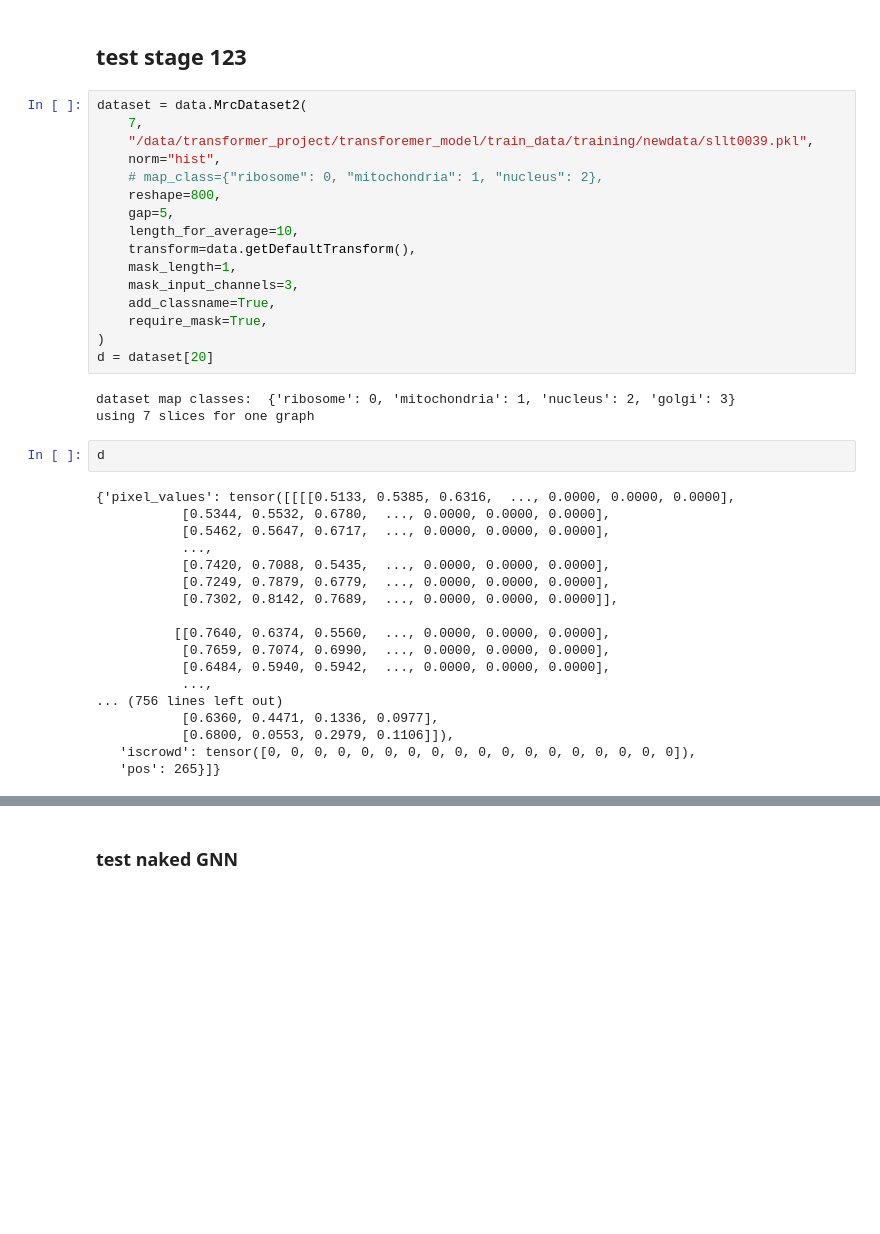
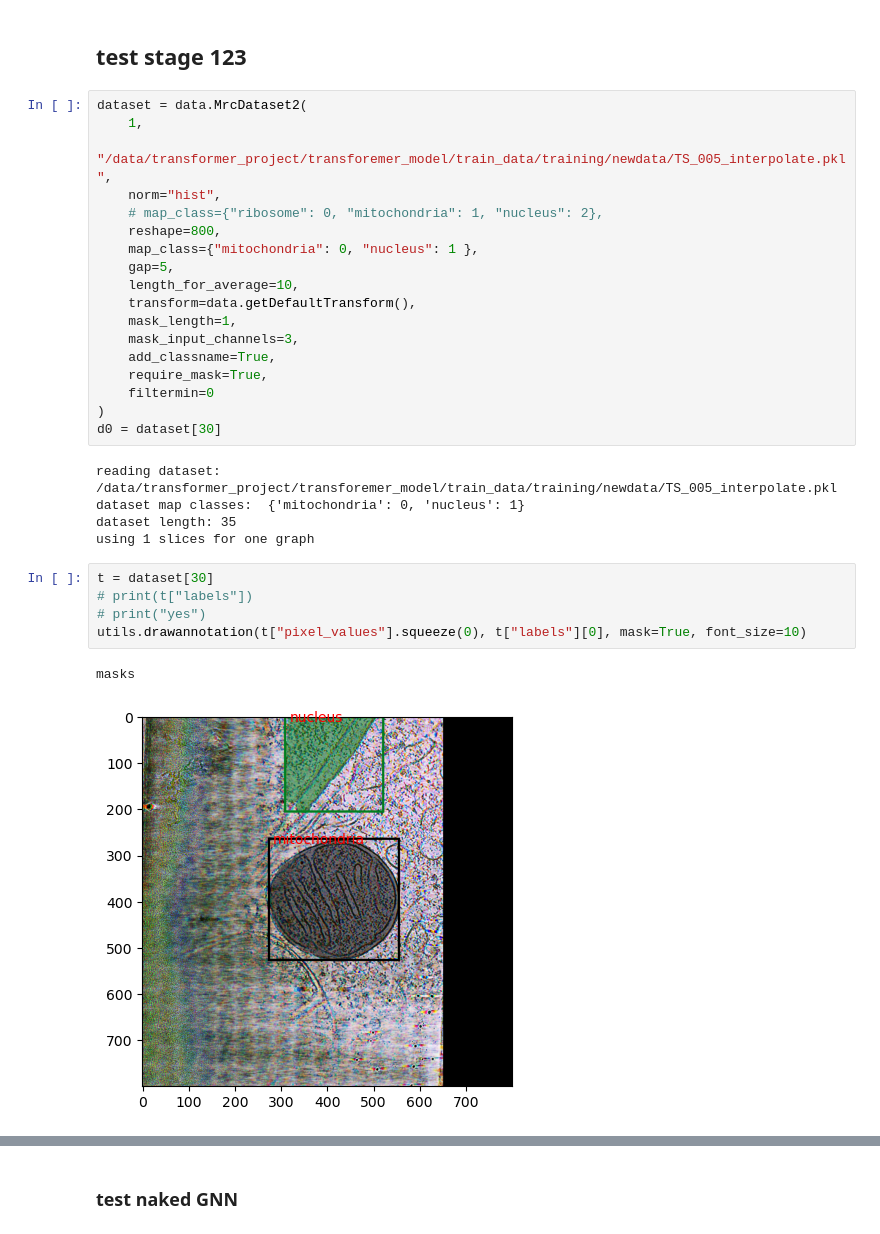
Before and after one commit to tyfei0216/TomoGNN, a Jupyter notebook: train.ipynb, the cells around one changed output, grey strips where cells are left out. Cells and saved outputs as stored; diff of their text form; blank space fills up the shorter version.

```diff
--- a/train.ipynb
+++ b/train.ipynb
@@ -271,11 +253,12 @@ IndexError: Found indices in 'edge_index' that are larger than 4875 (got 5472).
 ## test stage 123
 # %%
 dataset = data.MrcDataset2(
-    7,
-    "/data/transformer_project/transforemer_model/train_data/training/newdata/sllt0039.pkl",
+    1,
+    "/data/transformer_project/transforemer_model/train_data/training/newdata/TS_005_interpolate.pkl",
     norm="hist",
     # map_class={"ribosome": 0, "mitochondria": 1, "nucleus": 2},
     reshape=800,
+    map_class={"mitochondria": 0, "nucleus": 1 },
     gap=5,
     length_for_average=10,
     transform=data.getDefaultTransform(),
@@ -283,29 +266,20 @@ dataset = data.MrcDataset2(
     mask_input_channels=3,
     add_classname=True,
     require_mask=True,
+    filtermin=0
 )
-d = dataset[20]
+d0 = dataset[30]
 # %% [output]
-dataset map classes:  {'ribosome': 0, 'mitochondria': 1, 'nucleus': 2, 'golgi': 3}
-using 7 slices for one graph
+reading dataset: /data/transformer_project/transforemer_model/train_data/training/newdata/TS_005_interpolate.pkl
+dataset map classes:  {'mitochondria': 0, 'nucleus': 1}
+dataset length: 35
+using 1 slices for one graph
-# %%
-d
-# %% [output]
-{'pixel_values': tensor([[[[0.5133, 0.5385, 0.6316,  ..., 0.0000, 0.0000, 0.0000],
-           [0.5344, 0.5532, 0.6780,  ..., 0.0000, 0.0000, 0.0000],
-           [0.5462, 0.5647, 0.6717,  ..., 0.0000, 0.0000, 0.0000],
-           ...,
-           [0.7420, 0.7088, 0.5435,  ..., 0.0000, 0.0000, 0.0000],
-           [0.7249, 0.7879, 0.6779,  ..., 0.0000, 0.0000, 0.0000],
-           [0.7302, 0.8142, 0.7689,  ..., 0.0000, 0.0000, 0.0000]],
-
-          [[0.7640, 0.6374, 0.5560,  ..., 0.0000, 0.0000, 0.0000],
-           [0.7659, 0.7074, 0.6990,  ..., 0.0000, 0.0000, 0.0000],
-           [0.6484, 0.5940, 0.5942,  ..., 0.0000, 0.0000, 0.0000],
-           ...,
-... (756 lines left out)
-           [0.6360, 0.4471, 0.1336, 0.0977],
-           [0.6800, 0.0553, 0.2979, 0.1106]]),
-   'iscrowd': tensor([0, 0, 0, 0, 0, 0, 0, 0, 0, 0, 0, 0, 0, 0, 0, 0, 0, 0]),
-   'pos': 265}]}
+# %%
+t = dataset[30]
+# print(t["labels"])
+# print("yes")
+utils.drawannotation(t["pixel_values"].squeeze(0), t["labels"][0], mask=True, font_size=10)
+# %% [output]
+masks
+[figure, added]
 # %%
```
Also changed, not shown: parts of 23 cells of this notebook, 10 other files.
